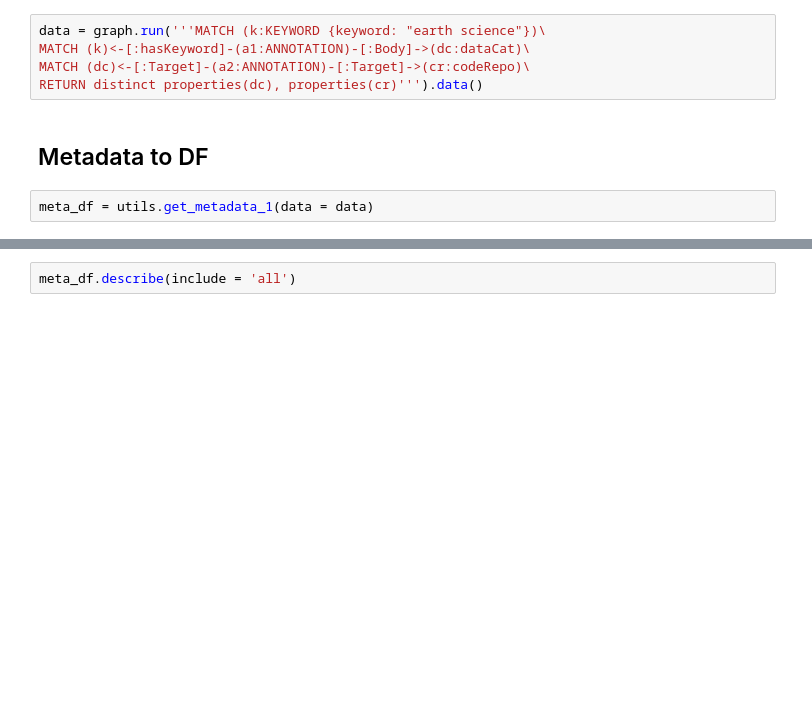
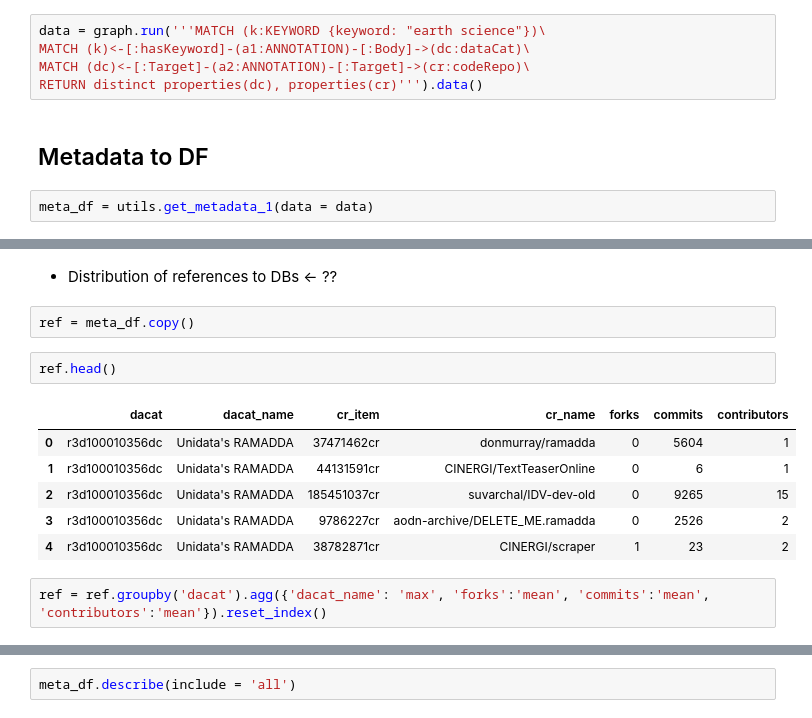
Before and after one commit to throughput-ec/NeotomaRecommender, a Jupyter notebook: GithubAnalysis/GH_Analysis.ipynb, the cells around one changed output, grey strips where cells are left out. Cells and saved outputs as stored; diff of their text form; blank space fills up the shorter version.

```diff
--- a/GithubAnalysis/GH_Analysis.ipynb
+++ b/GithubAnalysis/GH_Analysis.ipynb
@@ -130,0 +121,15 @@ meta_df
+# %% [markdown]
+- Distribution of references to DBs <- ??
+# %%
+ref = meta_df.copy()
+# %%
+ref.head()
+# %% [output]
+|  | dacat | dacat_name | cr_item | cr_name | forks | commits | contributors |
+| 0 | r3d100010356dc | Unidata's RAMADDA | 37471462cr | donmurray/ramadda | 0 | 5604 | 1 |
+| 1 | r3d100010356dc | Unidata's RAMADDA | 44131591cr | CINERGI/TextTeaserOnline | 0 | 6 | 1 |
+| 2 | r3d100010356dc | Unidata's RAMADDA | 185451037cr | suvarchal/IDV-dev-old | 0 | 9265 | 15 |
+| 3 | r3d100010356dc | Unidata's RAMADDA | 9786227cr | aodn-archive/DELETE_ME.ramadda | 0 | 2526 | 2 |
+| 4 | r3d100010356dc | Unidata's RAMADDA | 38782871cr | CINERGI/scraper | 1 | 23 | 2 |
+# %%
+ref = ref.groupby('dacat').agg({'dacat_name': 'max', 'forks':'mean', 'commits':'mean', 'contributors':'mean'}).reset_index()
```
Also changed, not shown: parts of 37 cells of this notebook, 16 other files.
